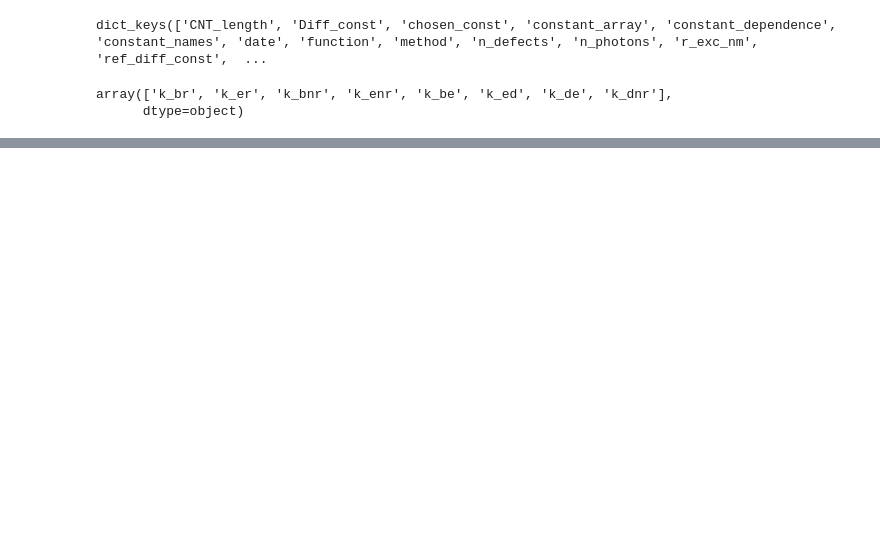
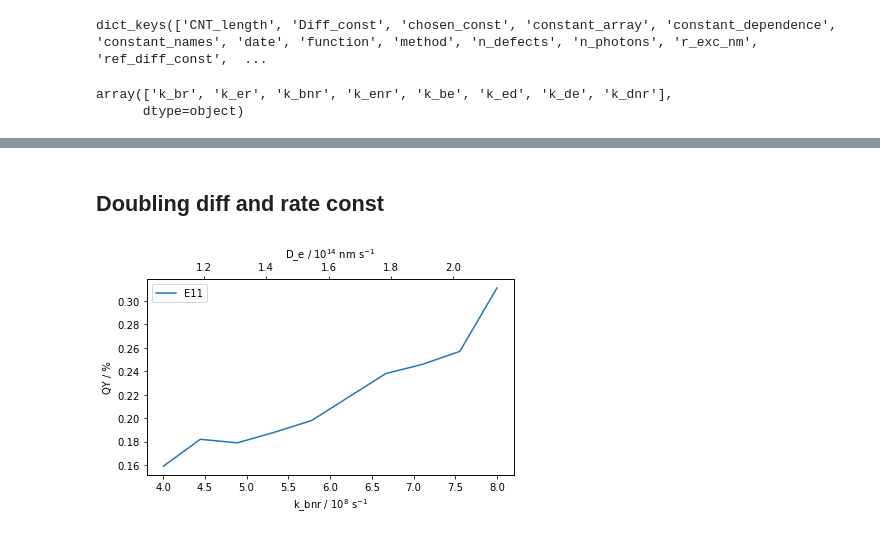
Before and after one commit to mariadohmen/CNT-MC, a Jupyter notebook: simulation/sim_notebooks/2020-10-05-kenr-kbnr-diff-eval.ipynb, the cells around one changed output, grey strips where cells are left out. Saved outputs shown, nothing was run; the diff lists cells and outputs as text; code cells hidden in the pictures; blank space fills up the shorter version.

```diff
--- a/simulation/sim_notebooks/2020-10-05-kenr-kbnr-diff-eval.ipynb
+++ b/simulation/sim_notebooks/2020-10-05-kenr-kbnr-diff-eval.ipynb
@@ -151,0 +131,6 @@ plot_QY_prist_3_params(sims[6], 0);
+# %% [markdown]
+## Doubling diff and rate const
+# %%
+plot_QY_prist_3_params(sims[8], 0);
+# %% [output]
+[figure, added]
```
Also changed, not shown: parts of 16 cells of this notebook, 3 other files.
